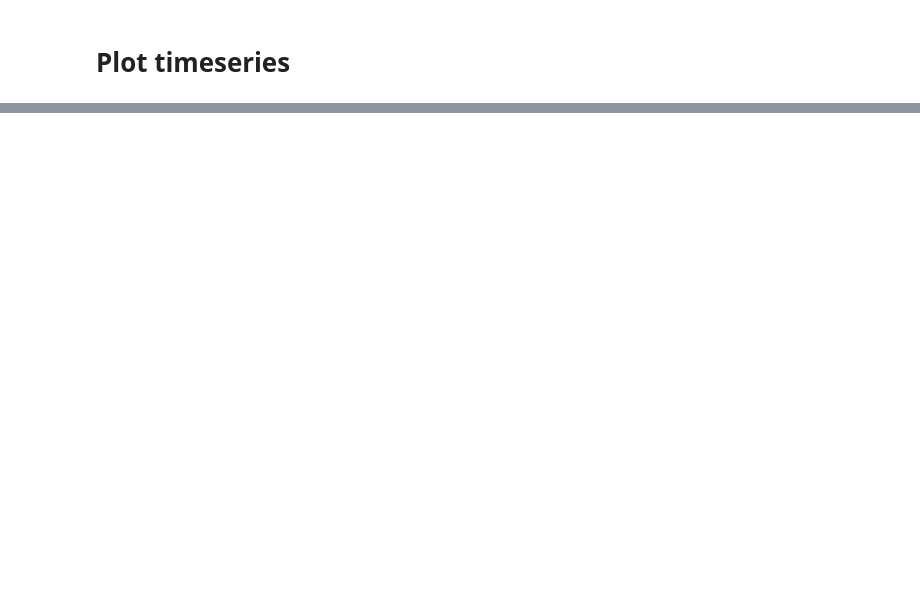
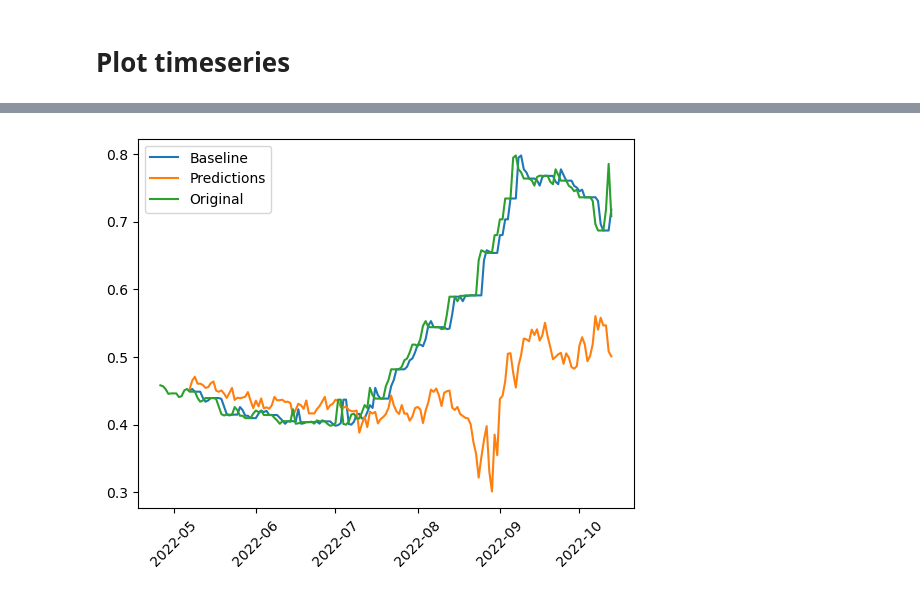
Before and after one commit to michael-fuest/DAiA-EON, a Jupyter notebook: model_performance2.ipynb, the cells around one changed output, grey strips where cells are left out. Saved outputs shown, nothing was run; the diff lists cells and outputs as text; code cells hidden in the pictures; blank space fills up the shorter version.

```diff
--- a/model_performance2.ipynb
+++ b/model_performance2.ipynb
@@ -408,0 +416,4 @@ lstm_model.plot(window = window, df = train_df)
+# %%
+conv_model.plot(window, val_df)
+# %% [output]
+[figure, added]
```
Also changed, not shown: parts of 26 cells of this notebook.
